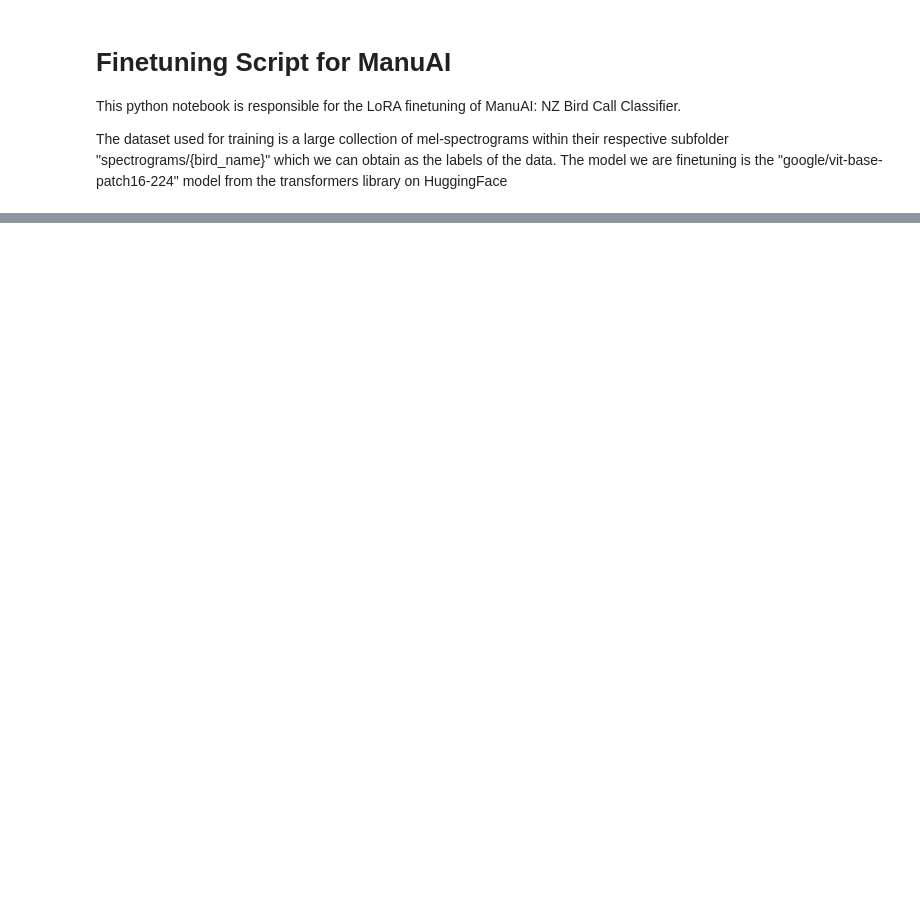
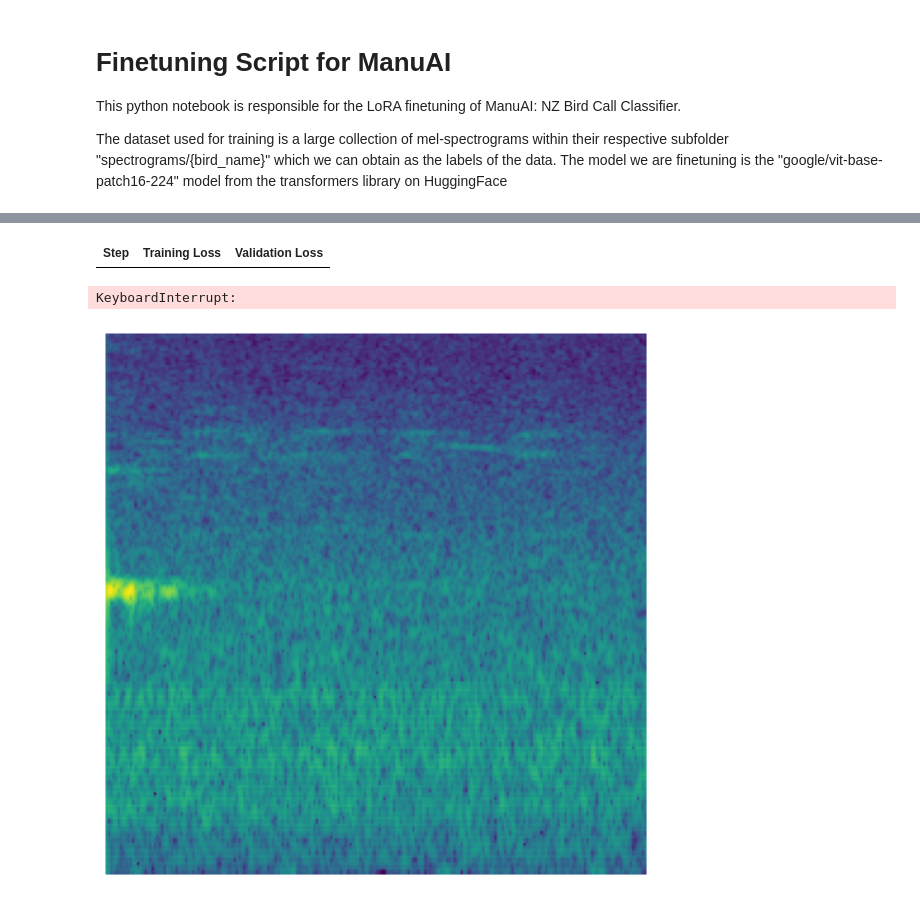
Before and after one commit to harrywillss/ManuAI, a Jupyter notebook: finetune.ipynb, the cells around one changed output, grey strips where cells are left out. Saved outputs shown, nothing was run; the diff lists cells and outputs as text; code cells hidden in the pictures; blank space fills up the shorter version.

```diff
--- a/finetune.ipynb
+++ b/finetune.ipynb
@@ -169,5 +583,5 @@ show_sample_images(train_dataset, num_classes=10)  # Show first 10 classes
 # %%
-model_name = "google/vit-base-patch16-224-in21k" # or "google/vit-base-patch16-224"
+model_name = "google/vit-base-patch16-224" # or "google/vit-base-patch16-224-in21k"
 processor = ViTImageProcessor.from_pretrained(model_name)
 
 def process_image(image):
@@ -177,10 +591,23 @@ def process_image(image):
     inputs = processor(images=image, return_tensors="pt")
     return inputs
 
-def transform(images):
+def collate_fn(batch):
     """
-    Apply transformations to a batch of images
+    Custom collate function to handle variable-length inputs
     """
-    inputs = processor(images=images, return_tensors="pt")
-    inputs['labels'] = torch.tensor([label_encoder.transform([label])[0] for label in labels])
-    return inputs
+    pixel_values = torch.stack([item['pixel_values'] for item in batch])
+    labels = torch.stack([item['labels'] for item in batch])
+
+    return {
+        'pixel_values': pixel_values,
+        'labels': labels
+    }
+
+metric = load("accuracy")
+def compute_metrics(p):
+    """
+    Compute accuracy metric
+    """
+    predictions, labels = p
+    predictions = np.argmax(predictions, axis=1)
+    return metric.compute(predictions=predictions, references=labels)
@@ -189,0 +668,7 @@ array(['bellbird', 'fantail', 'kaka', 'morepork', 'robin', 'saddleback',
+# %%
+train_results = trainer.train()
+trainer.save_model()
+trainer.log_metrics("train", train_results.metrics)
+trainer.save_metrics("train", train_results.metrics)
+trainer.save_state()
+# %% [output]
@@ -189,0 +676,3 @@ array(['bellbird', 'fantail', 'kaka', 'morepork', 'robin', 'saddleback',
+| Step | Training Loss | Validation Loss |
+KeyboardInterrupt:
+[figure, added]
```
Also changed, not shown: parts of 13 cells of this notebook, 5 other files.
